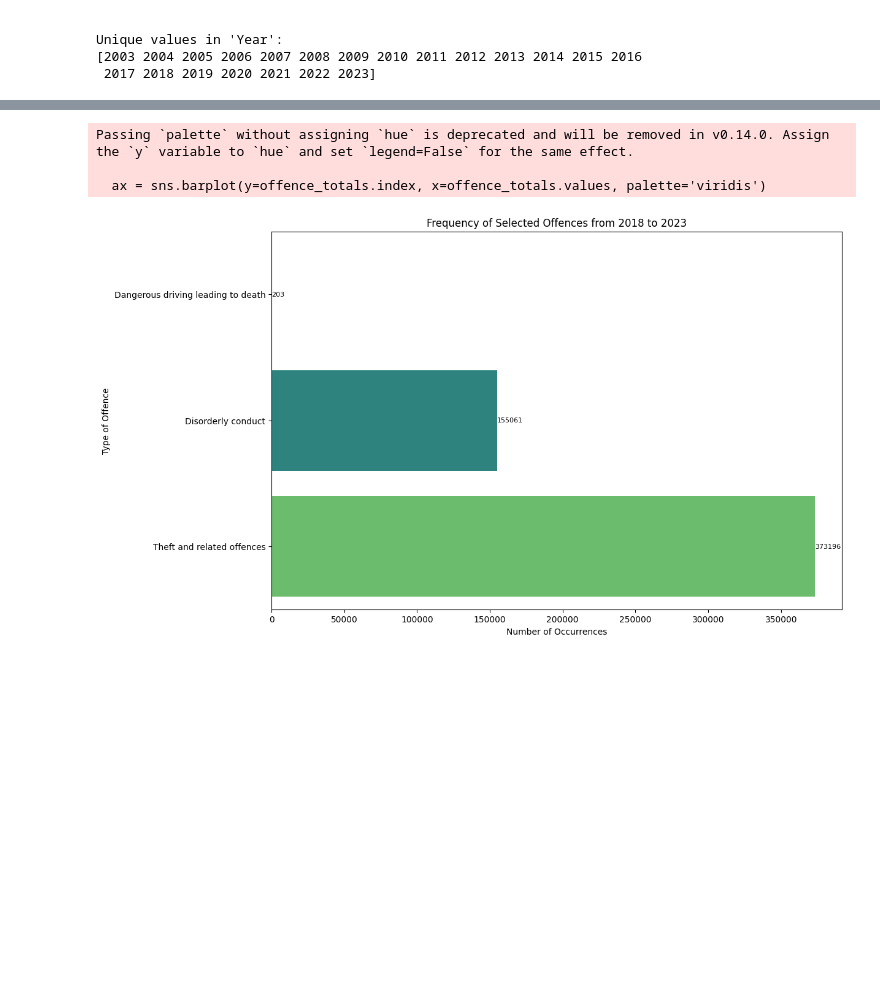
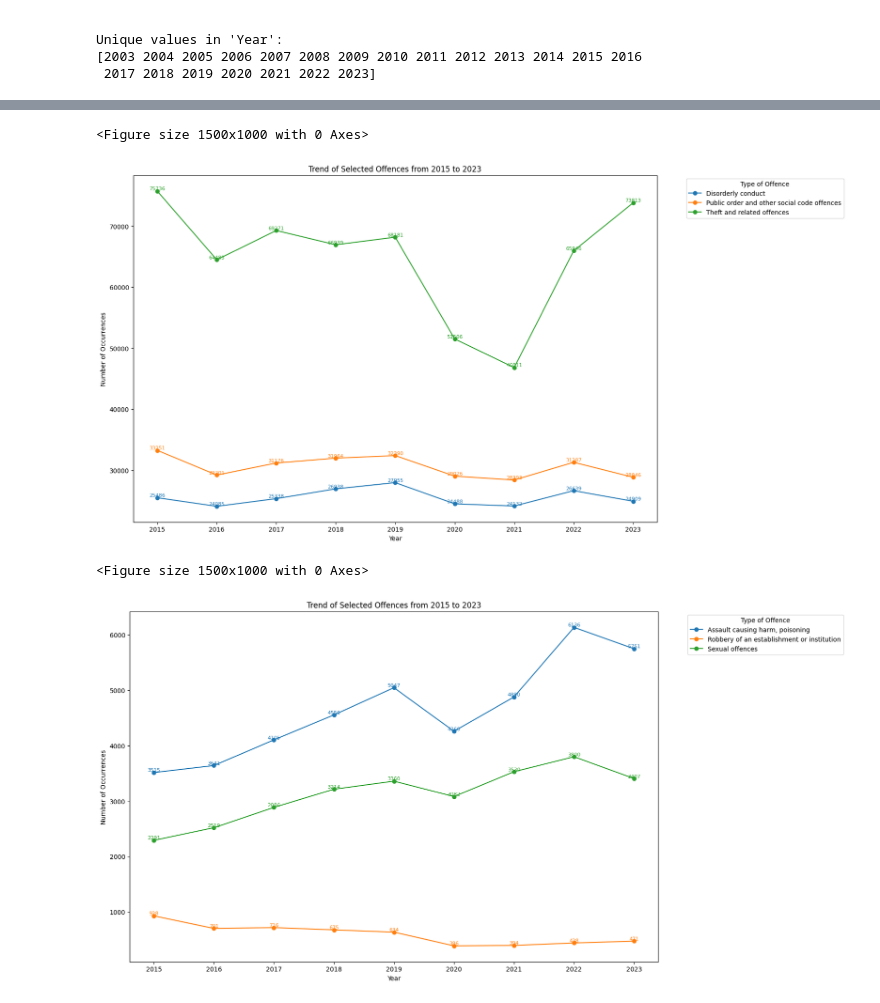
Before and after one commit to M-Strzelecki/CrimeData_Analysis_Projects, a Jupyter notebook: 1_Crime_Data_Analysis/Data_Analysis.ipynb, the cells around one changed output, grey strips where cells are left out. Saved outputs shown, nothing was run; the diff lists cells and outputs as text; code cells hidden in the pictures; blank space fills up the shorter version.

```diff
--- a/1_Crime_Data_Analysis/Data_Analysis.ipynb
+++ b/1_Crime_Data_Analysis/Data_Analysis.ipynb
@@ -215,13 +211,16 @@ def plot_selected_crimes(data, offences=None, year_range=(2021, 2023), chart_typ
     plt.show()
 # %%
 # Plot specific offences from X Year to Y Year as a bar/line chart
-offences = ['Theft and related offences', 'Disorderly conduct', 'Dangerous driving leading to death']
-plot_selected_crimes(crime_data, offences=offences, year_range=(2018, 2023), chart_type='bar')
+offences = ['Theft and related offences', 'Disorderly conduct', 'Public order and other social code offences']
+plot_selected_crimes(crime_data, offences=offences, year_range=(2015, 2023), chart_type='line')
+
+offences = ['Assault causing harm, poisoning', 'Sexual offences', 'Robbery of an establishment or institution']
+plot_selected_crimes(crime_data, offences=offences, year_range=(2015, 2023), chart_type='line')
 # %% [output]
-Passing `palette` without assigning `hue` is deprecated and will be removed in v0.14.0. Assign the `y` variable to `hue` and set `legend=False` for the same effect.
-
-  ax = sns.barplot(y=offence_totals.index, x=offence_totals.values, palette='viridis')
+<Figure size 1500x1000 with 0 Axes>
-[figure, old version]
+[figure, new version]
+<Figure size 1500x1000 with 0 Axes>
+[figure, added]
 # %%
 def plot_filtered_crimes(data, occurrence_range=(0, float('inf')), year_range=(2021, 2023),
                          ascending=False, chart_type='bar'):
```
Also changed, not shown: parts of 5 cells of this notebook.
